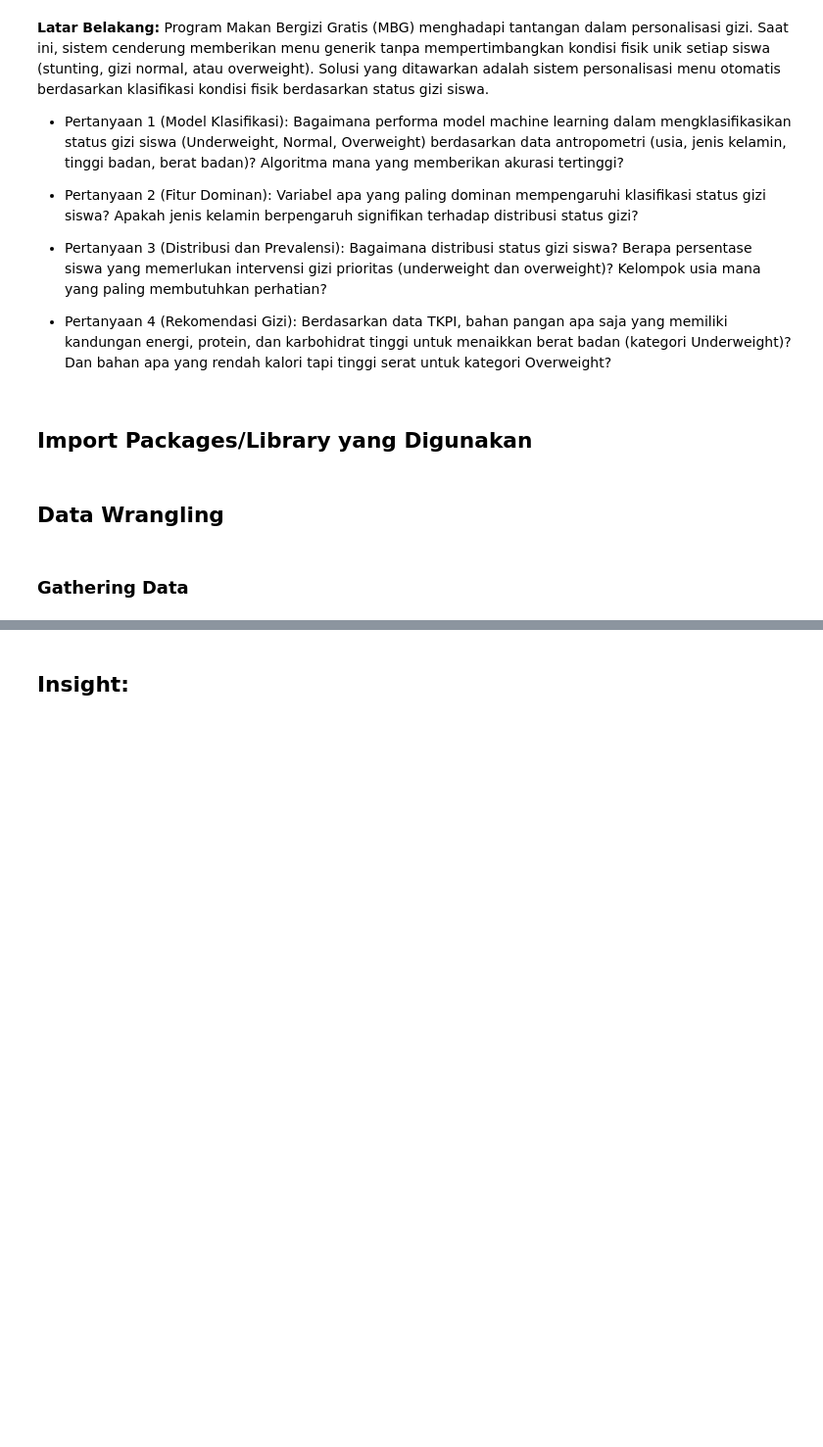
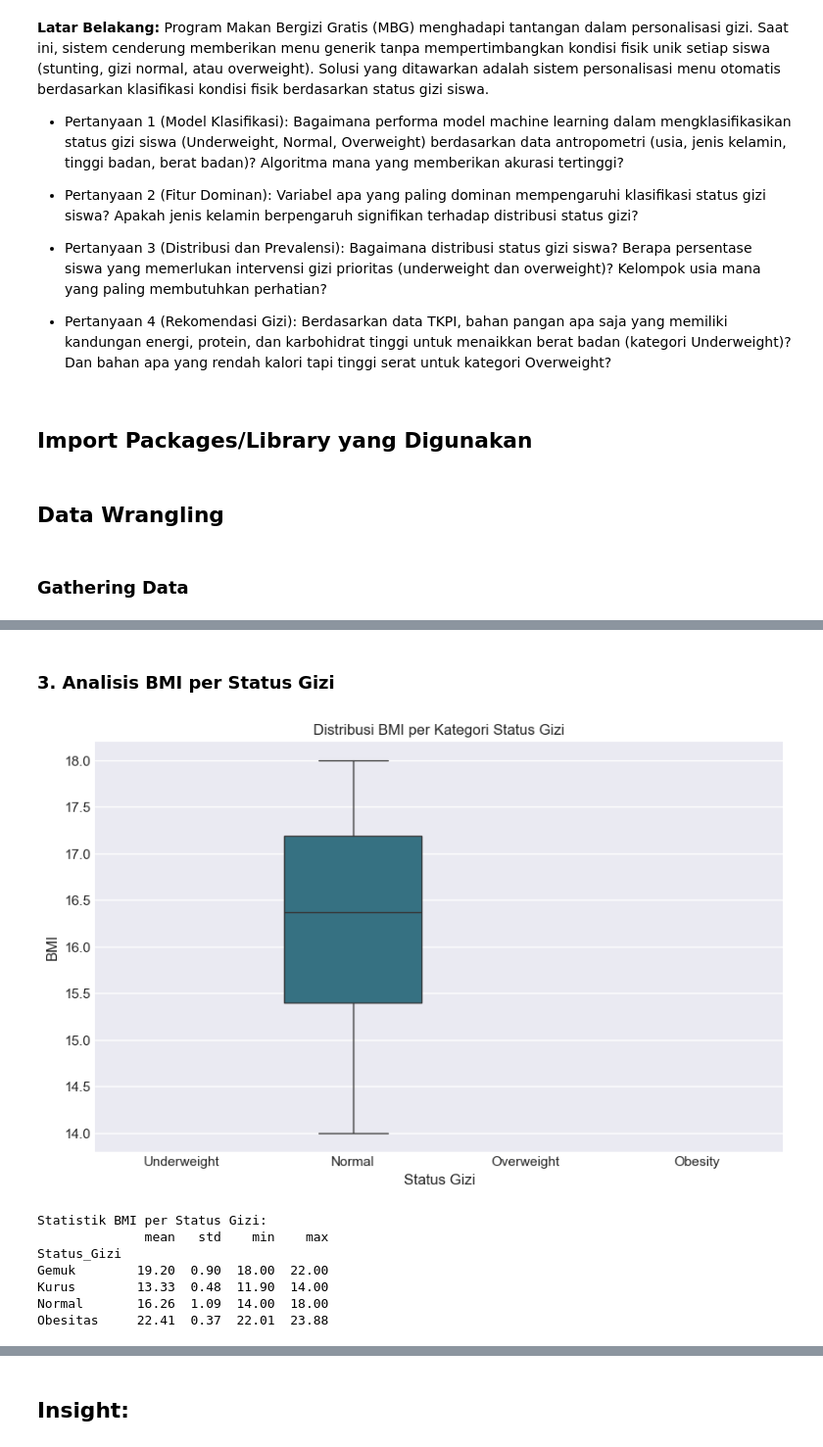
Before and after one commit to FAA2k5/MBG-Smart-Plate, a Jupyter notebook: notebook.ipynb, the cells around one changed output, grey strips where cells are left out. Shown at 98% size. Drawn from its saved outputs; the diff is of its cells as text; code cells hidden in the pictures; blank space fills up the shorter version.

```diff
--- a/notebook.ipynb
+++ b/notebook.ipynb
@@ -67,0 +358,25 @@ df_tkpi.head()
+# %% [markdown]
+### 3. Analisis BMI per Status Gizi
+# %%
+# Boxplot BMI berdasarkan status gizi
+plt.figure(figsize=(10, 6))
+order = ['Underweight', 'Normal', 'Overweight', 'Obesity']
+sns.boxplot(data=df_bmi_clean, x='Status_Gizi', y='BMI', order=order, palette='viridis')
+plt.title('Distribusi BMI per Kategori Status Gizi')
+plt.xlabel('Status Gizi')
+plt.ylabel('BMI')
+plt.show()
+
+# Statistik BMI per status
+print("\nStatistik BMI per Status Gizi:")
+bmi_stats = df_bmi_clean.groupby('Status_Gizi')['BMI'].agg(['mean', 'std', 'min', 'max'])
+print(bmi_stats.round(2))
+# %% [output]
+[figure, added]
+Statistik BMI per Status Gizi:
+              mean   std    min    max
+Status_Gizi
+Gemuk        19.20  0.90  18.00  22.00
+Kurus        13.33  0.48  11.90  14.00
+Normal       16.26  1.09  14.00  18.00
+Obesitas     22.41  0.37  22.01  23.88
```
Also changed, not shown: parts of 49 cells of this notebook.
